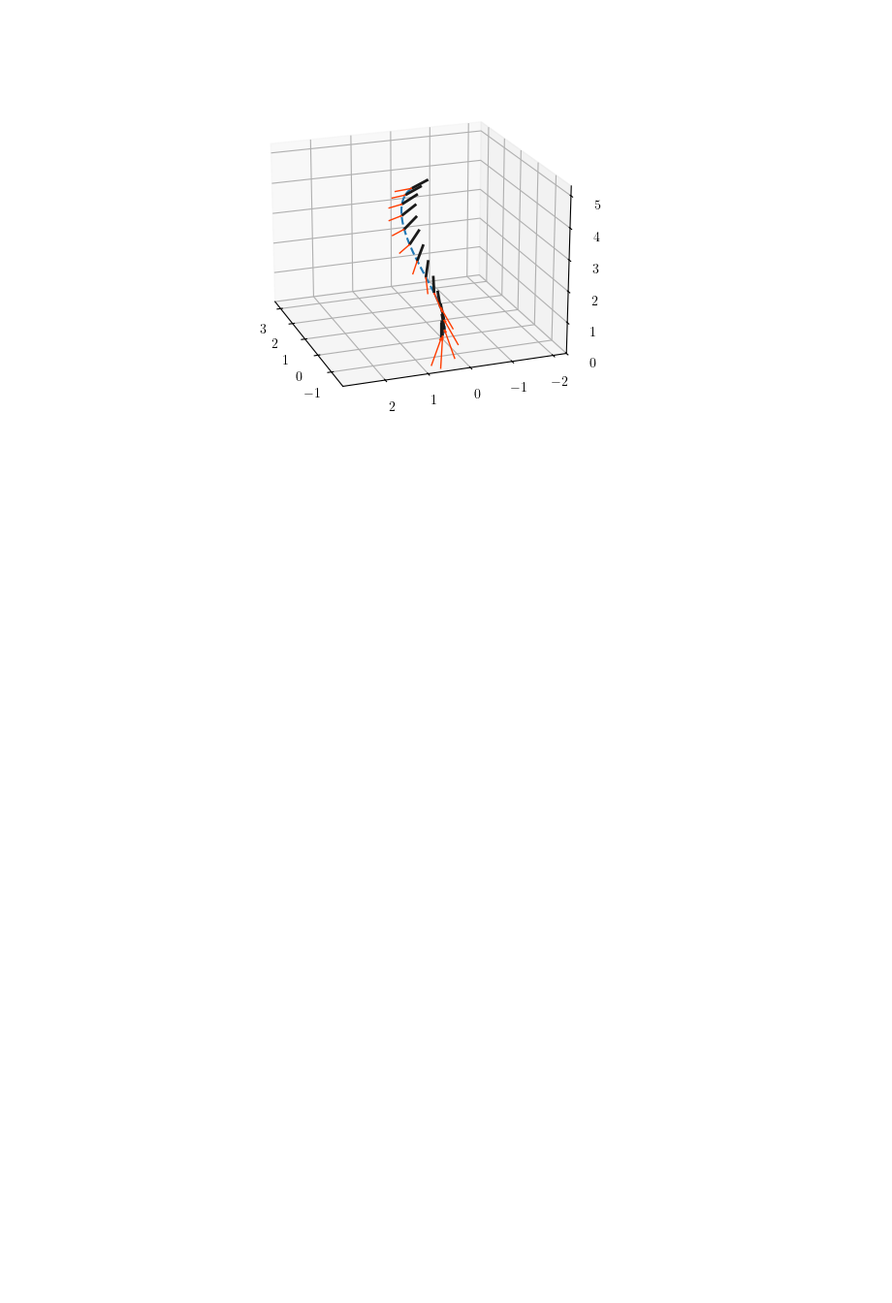
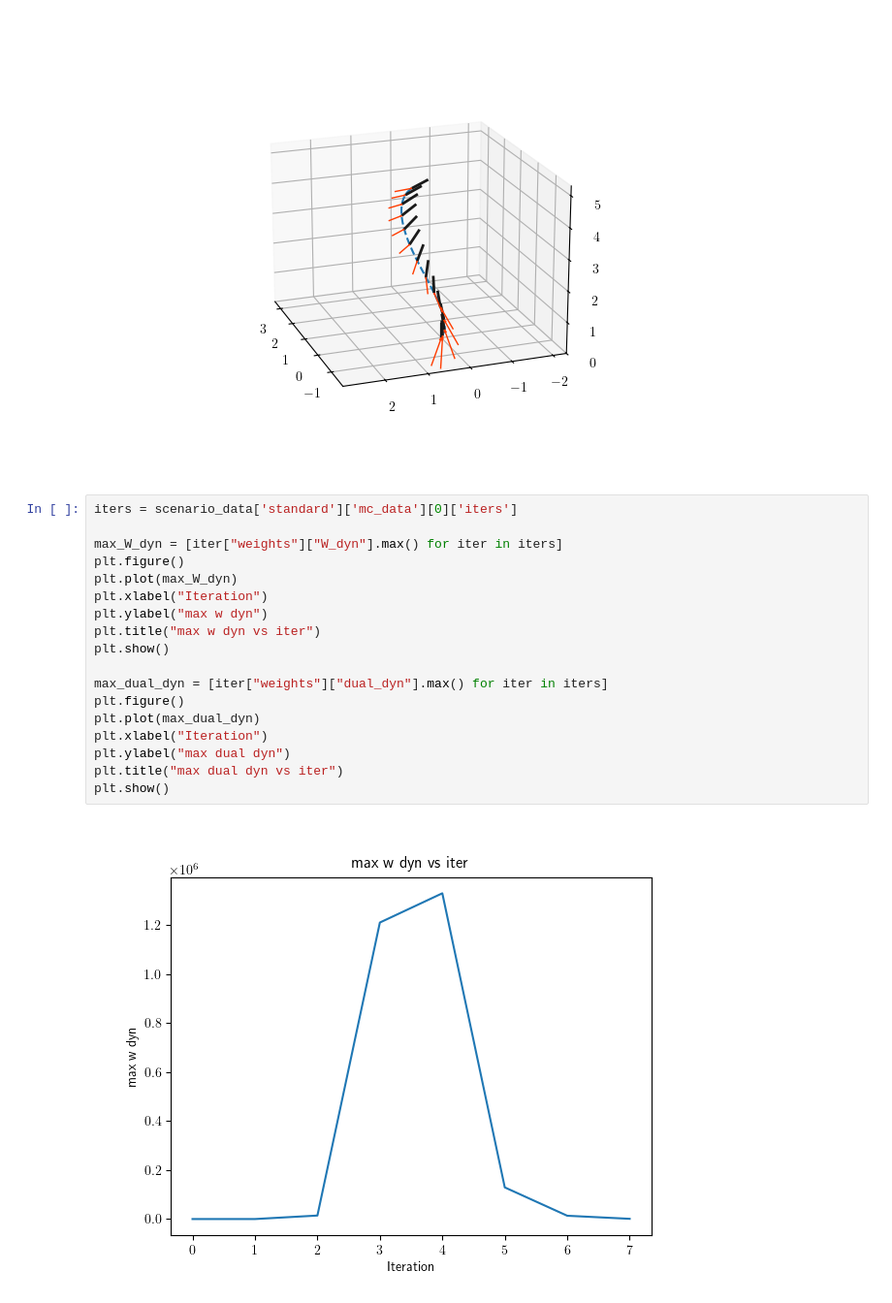
Before and after one commit to mceowen/trajopt, a Jupyter notebook: src/trajopt/examples/lander_6dof/standalone_prototype.ipynb, the cells around one changed output. Shown: that part at 97% size. Saved outputs shown, nothing was run; the diff lists cells and outputs as text; blank space fills up the shorter version.

Commit message:
added some weight plots to verify autotuning for 6dof lander

```diff
--- a/src/trajopt/examples/lander_6dof/standalone_prototype.ipynb
+++ b/src/trajopt/examples/lander_6dof/standalone_prototype.ipynb
@@ -165,3 +165,23 @@ plt.show()
 [figure]
 [figure]
 [figure]
+# %%
+iters = scenario_data['standard']['mc_data'][0]['iters']
+
+max_W_dyn = [iter["weights"]["W_dyn"].max() for iter in iters]
+plt.figure()
+plt.plot(max_W_dyn)
+plt.xlabel("Iteration")
+plt.ylabel("max w dyn")
+plt.title("max w dyn vs iter")
+plt.show()
+
+max_dual_dyn = [iter["weights"]["dual_dyn"].max() for iter in iters]
+plt.figure()
+plt.plot(max_dual_dyn)
+plt.xlabel("Iteration")
+plt.ylabel("max dual dyn")
+plt.title("max dual dyn vs iter")
+plt.show()
+# %% [output]
+[figure, added]
```
Also changed, not shown: parts of 2 cells of this notebook, 1 other file.
